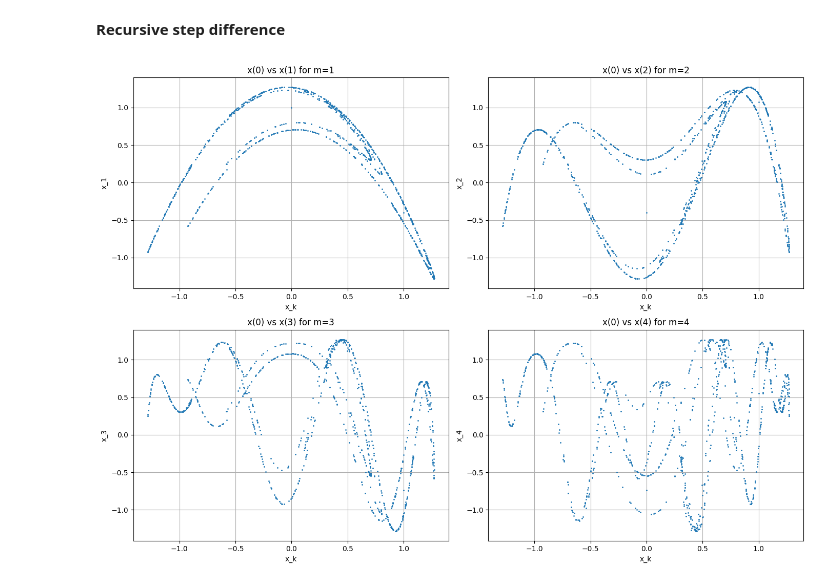
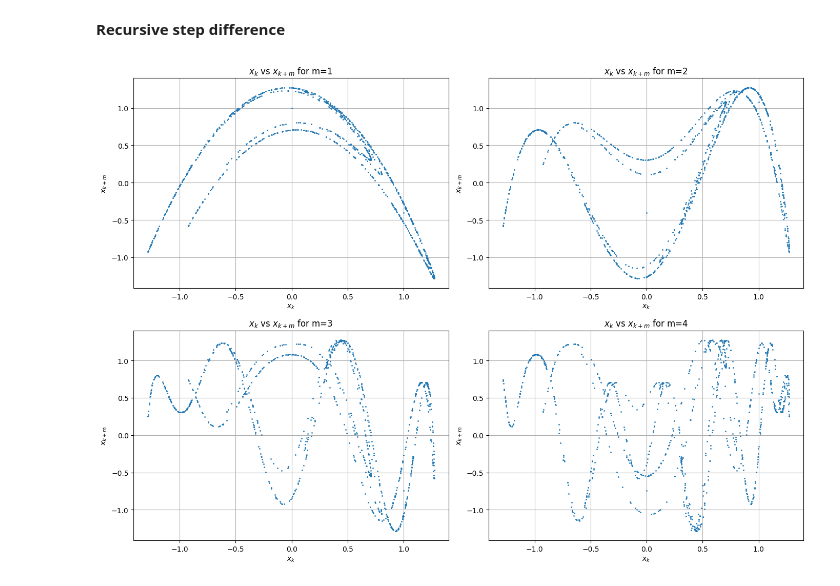
Before and after one commit to emilyebell/physics77capstone, a Jupyter notebook: Henon_Bifurcation and Behavior.ipynb, the cells around one changed output. Saved outputs shown, nothing was run; the diff lists cells and outputs as text; code cells hidden in the pictures.

```diff
--- a/Henon_Bifurcation and Behavior.ipynb
+++ b/Henon_Bifurcation and Behavior.ipynb
@@ -180,41 +182,41 @@ num_iterations = 1000
 
 # Parameters for chaotic behavior
 a_chaotic = 1.4
 b_chaotic = 0.3
 
 # Initial conditions
 x0, y0 = 0.0, 0.0
 
 # Initialize array to store time series data
 x_series = np.zeros(num_iterations)
 
 # Generate time series for initial conditions (0, 0)
-x, y = x0, y0
-for i in range(num_iterations):
-    x_series[i] = x
+x, y = x0, y0 #initial conditions
+for i in range(num_iterations): #iterating 1000 times
+    x_series[i] = x #updating values
     x, y = henon_map(x, y, a_chaotic, b_chaotic)
 
 # Define step values (want to show difference in graph for recursive steps of m)
 m_values = [1, 2, 3, 4]
 
 # Plot x_k+m vs. x_k for different values of m
 plt.figure(figsize=(14, 10))
 
-for i, m in enumerate(m_values, start=1):
-    plt.subplot(2, 2, i)
+for i, m in enumerate(m_values, start=1): #iterating through each m value (each recursive step m)
+    plt.subplot(2, 2, i) #creates subplots based on number of m values iterated through
 
     #avoid out-of-bounds indexing
-    k = np.arange(num_iterations - m)
+    k = np.arange(num_iterations - m) #creates array from 0 to num_iterations - m - 1, so that k + m is still in the index range of the x_series
     x_k = x_series[k]
     x_k_plus_m = x_series[k + m]
 
-    plt.plot(x_k, x_k_plus_m, 'o', markersize=1)
-    plt.xlabel(f'x_k')
-    plt.ylabel(f'x_{k[0]+m}')
-    plt.title(f'x({k[0]}) vs x({k[0]+m}) for m={m}') #represents x_m
+    plt.plot(x_k, x_k_plus_m, 'o', markersize=1) #plotting x_k and the subsequent x_k+m
+    plt.xlabel(f'$x_k$') #searched for latex notation to represent subscript
+    plt.ylabel(f'$x_{{k+m}}$')
+    plt.title(f'$x_k$ vs $x_{{k+m}}$ for m={m}') #creating label for each subplot i
     plt.grid(True)
 
 plt.tight_layout()
 plt.show()
 # %% [output]
-[figure, old version]
+[figure, new version]
```
Also changed, not shown: parts of 5 cells of this notebook.
